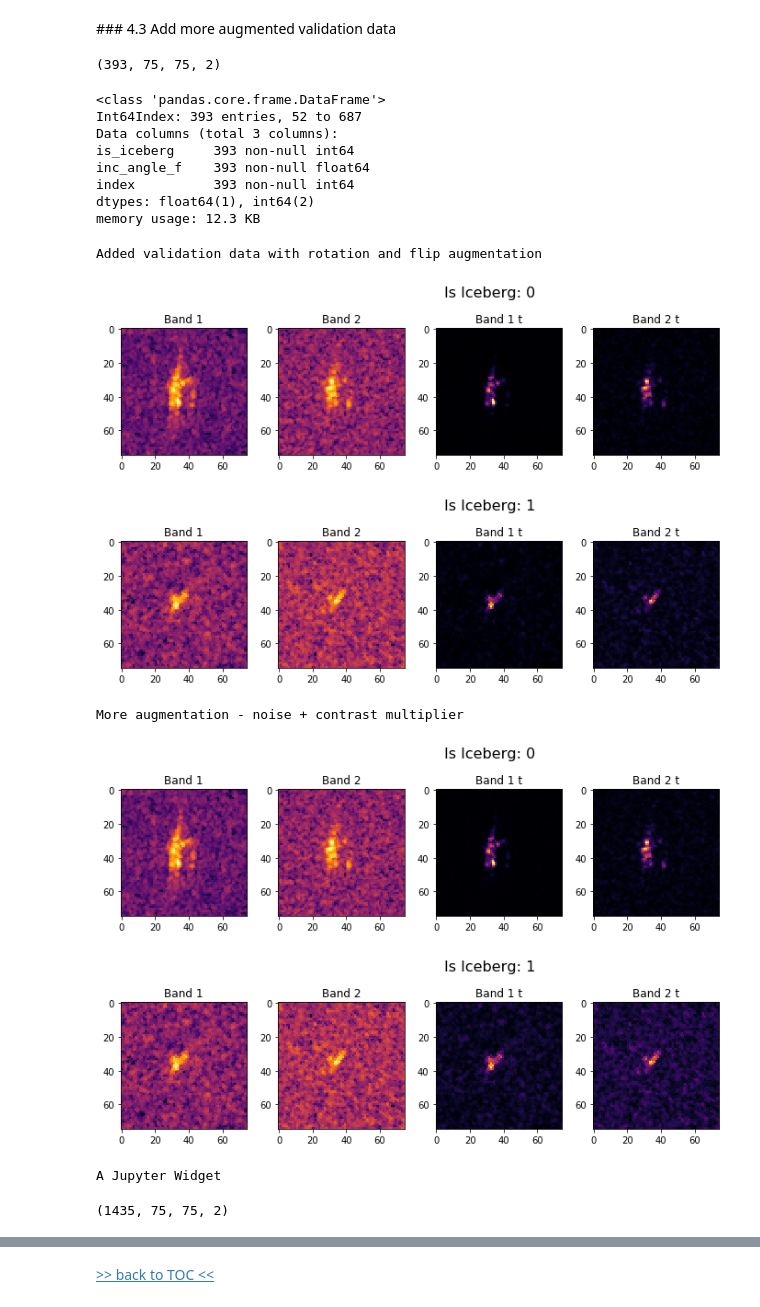
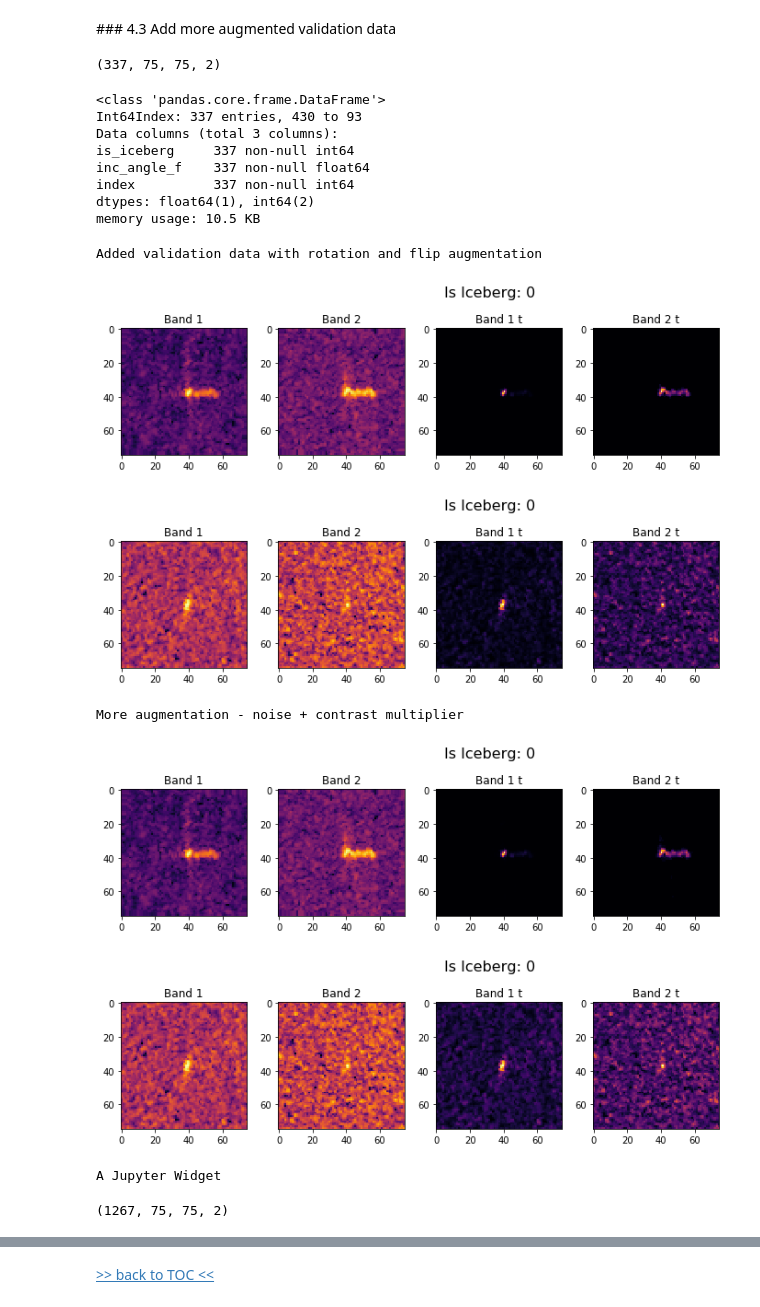
Before and after one commit to MarekKZielinski/Statoil-C-CORE-Iceberg-Classifier-Challenge, a Jupyter notebook: Iceberg-notebook-volta.ipynb, the cells around one changed output, grey strips where cells are left out. Cells and saved outputs as stored; diff of their text form; code cells hidden in the pictures.

Commit message:
fine tuned cnn params for 2 channels

```diff
--- a/Iceberg-notebook-volta.ipynb
+++ b/Iceberg-notebook-volta.ipynb
@@ -280,7 +280,7 @@ plot_bands(2,cmap="inferno")
 <a name="data-split"/>
 ### 2.5 Training, validation, holdout split
 # %%
-X_train, X_val, y_train, y_val = train_test_split(X, y_angle, test_size=0.35, random_state=random_seed)
+X_train, X_val, y_train, y_val = train_test_split(X, y_angle, test_size=0.3, random_state=random_seed)
 print(X_train.shape)
 print(X_val.shape)
 # %% [output]
@@ -394,7 +395,7 @@ print(X_train_sample.shape)
 datagen = ImageDataGenerator(
     samplewise_center=False,
     samplewise_std_normalization=False,
-    rotation_range=179,
+    rotation_range=20,
     horizontal_flip=True,
     vertical_flip=True,
     fill_mode='nearest')
@@ -413,6 +414,8 @@ class GetSlice():
 
     def __getitem__(self, key):
         return key
+
+getSlice = GetSlice()
 
 #custom generator for fit_generator
 from collections import Generator
@@ -455,7 +458,7 @@ class Datagen_angle(Generator):
 
     def flow(self, x, y, batch_size=8, shuffle=True, **kwargs):
         self.generator = self.imagegen.flow(x, y, batch_size=batch_size, shuffle=shuffle)
-        self_set_args(*kwargs)
+        self._set_args(**kwargs)
         return self
 
     def send(self, ignored):
@@ -475,8 +478,9 @@ class Datagen_angle(Generator):
                 #nn_denoised_temp,
                 temp_data[1][:,1]], temp_data[1][:,0]
         elif self.return_type == 1:
-            return temp_stacked[self.return_slice]
-        elif self.return_type == 1:
+            return temp_stacked[self.return_slice], temp_data[1][:,0]
+        elif self.return_type == 2:
+            return temp_stacked[self.return_slice].reshape(batches.shape[:3]+(1,)), temp_data[1][:,0]
 
     def _add_bands(self, batches):
         bands_t = 10**(batches/10)
@@ -507,14 +511,15 @@ class Datagen_angle(Generator):
     def throw(self, type=None, value=None, traceback=None):
         raise StopIteration
 # %%
-
+#set noise params
+aug_noise=((0,0),(0.15,0.15))
 datagen.fit(X_train_sample)
 datagen_val.fit(X_val)
 
-datagen_angle = Datagen_angle(imagegen=datagen, base_angle=180, beta_angle=0.2, angle_dist='exp',
-                 aug_multiplier = 1.1 )
+datagen_angle = Datagen_angle(imagegen=datagen, base_angle=180, beta_angle=0.2, angle_dist=None,
+                 aug_multiplier = 1.05 )
 datagen_angle_val = Datagen_angle(imagegen=datagen_val, angle_dist=None)
-datagen_angle_val_rotation = Datagen_angle(imagegen=datagen_val, base_angle=180, beta_angle=0.2, angle_dist='exp')
+datagen_angle_val_rotation = Datagen_angle(imagegen=datagen, base_angle=180, beta_angle=0.2, angle_dist=None)
 # %% [markdown]
 [>> back to TOC <<](#toc)
 # %% [markdown]
@@ -523,18 +528,18 @@ datagen_angle_val_rotation = Datagen_angle(imagegen=datagen_val, base_angle=180,
 # %%
 X_val_tune.shape
 # %% [output]
-(393, 75, 75, 2)
+(337, 75, 75, 2)
 # %%
 y_val_tune.info()
 # %% [output]
 <class 'pandas.core.frame.DataFrame'>
-Int64Index: 393 entries, 52 to 687
+Int64Index: 337 entries, 430 to 93
 Data columns (total 3 columns):
-is_iceberg     393 non-null int64
-inc_angle_f    393 non-null float64
-index          393 non-null int64
+is_iceberg     337 non-null int64
+inc_angle_f    337 non-null float64
+index          337 non-null int64
 dtypes: float64(1), int64(2)
-memory usage: 12.3 KB
+memory usage: 10.5 KB
 # %%
 def get_augmented(gen):
     x_new, y_new = gen.get_next()
@@ -546,35 +551,35 @@ def get_augmented(gen):
 # %%
 validation_generator = datagen_angle_val_rotation.flow(X_val_tune, y_val_tune, batch_size=8,
                                           noise_on=False, noise=aug_noise)
-temp_generator = Datagen_angle(imagegen=datagen, base_angle=180, beta_angle=0.2, angle_dist='exp',
+temp_generator = Datagen_angle(imagegen=datagen, base_angle=180, beta_angle=1, angle_dist=None,
                  aug_multiplier = 1.1 )
 validation_test_generator = temp_generator.flow(X_val_tune, y_val_tune, batch_size=8,
-                                          noise_on=True, noise=((0,0),(0.25,0.25)))
+                                          noise_on=True, noise=((0,0),(0.1,0.1)), angle_dist=None)
 x_new, y_new_df = get_augmented(validation_generator)
 print("Added validation data with rotation and flip augmentation")
 plot_imgs(validation_generator._add_bands(x_new[:2]), y_new_df.iloc[:2])
 print("More augmentation - noise + contrast multiplier")
 plot_imgs(validation_test_generator._add_bands(validation_test_generator._aug_data(x_new[:2])), y_new_df.iloc[:2])
 # %% [output]
 Added validation data with rotation and flip augmentation
-[figure, old version]
+[figure, new version]
-[figure, old version]
+[figure, new version]
 More augmentation - noise + contrast multiplier
-[figure, old version]
+[figure, new version]
-[figure, old version]
+[figure, new version]
 # %%
 validation_generator = datagen_angle.flow(X_val_tune, y_val_tune, batch_size=256,
                                           noise_on=False, noise=aug_noise)
 X_val_tune2 = X_val_tune
 y_val_tune2 = y_val_tune
-for _ in tqdm(range(5)):
+for _ in tqdm(range(5), ascii=True):
     x_new, y_new_df = get_augmented(validation_generator)
     X_val_tune2 = np.append(X_val_tune2, x_new, axis=0)
     y_val_tune2 = pd.concat([y_val_tune2, y_new_df])
 X_val_tune2.shape
 # %% [output]
 A Jupyter Widget
-(1435, 75, 75, 2)
+(1267, 75, 75, 2)
 # %%
 validation_generator = datagen_angle.flow(X_val_test, y_val_test, batch_size=256,
                                           noise_on=False, noise=aug_noise)
```
Also changed, not shown: parts of 14 cells of this notebook, 1 other file.
